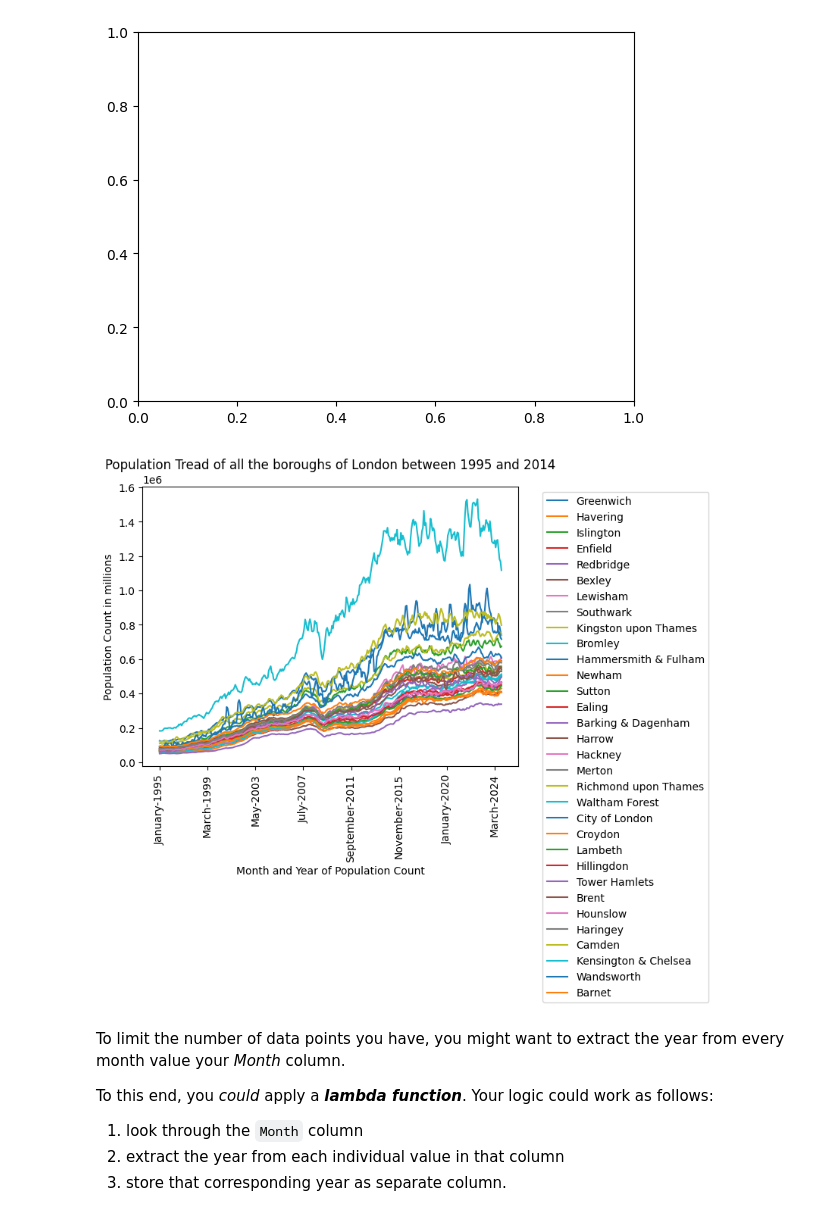
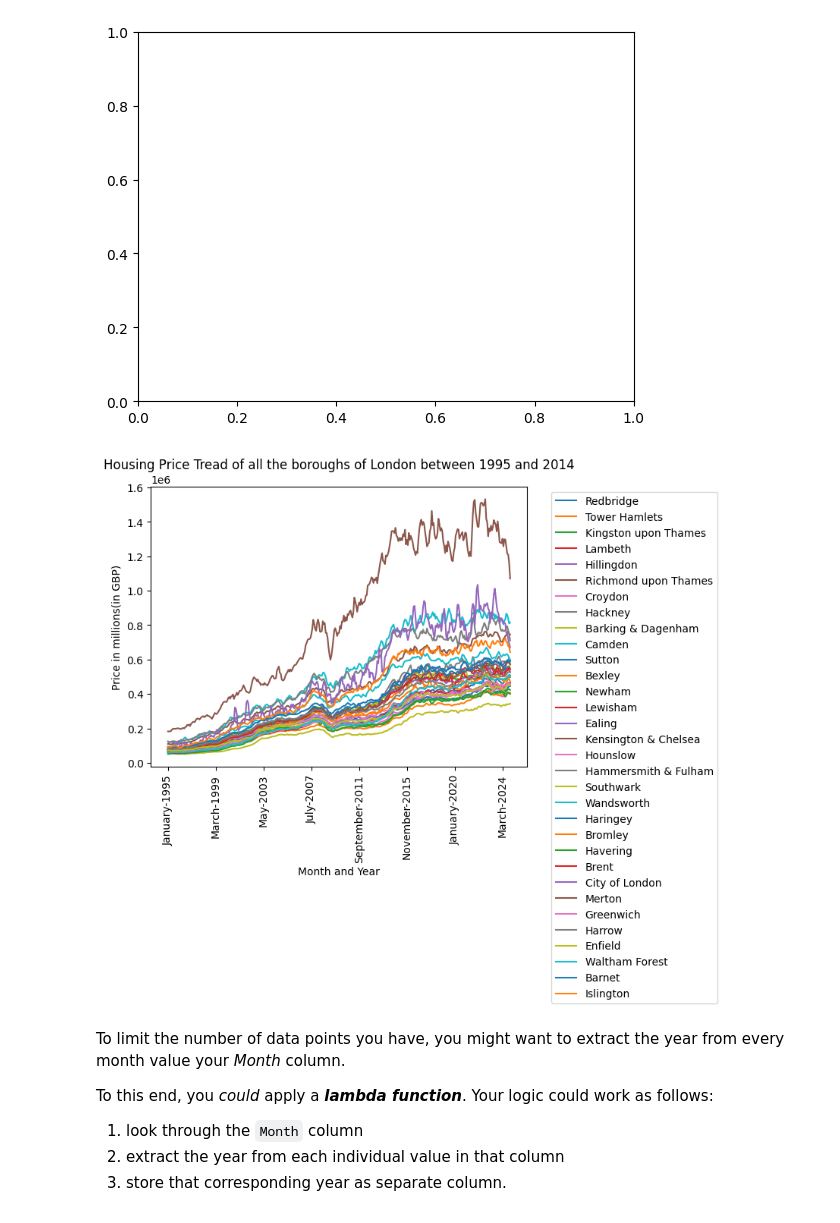
Before and after one commit to sanjaypatel16/London-Housing-Case-Study, a Jupyter notebook: Unit 4 Challenge - Tier 3.ipynb, the cells around one changed output. Cells and saved outputs as stored; diff of their text form; code cells hidden in the pictures.

```diff
--- a/Unit 4 Challenge - Tier 3.ipynb
+++ b/Unit 4 Challenge - Tier 3.ipynb
@@ -413,7 +413,7 @@ You might need to **melt** your DataFrame here.
 #Lets melt the database so the dates are verticel column to cutdown out numbers of columns.
 # since I am melting it i will assing new dataset so I can have access to previous dataset.
 
-df_2 = pd.melt(df_1, value_vars= df_1.columns, var_name= "Date" , value_name="Population",ignore_index=False)
+df_2 = pd.melt(df_1, value_vars= df_1.columns, var_name= "Date" , value_name="Price",ignore_index=False)
 
 df_2.columns.name = "London_Borough"
 df_2.head()
@@ -426,12 +426,12 @@ df_2.head()
 | Brent | 1995-01-01 | 71306.56698 |
 # %%
 # now in melted dataset lets create Year and Month columns from Date column
-# also, it will be nice if we have population numbers rounded in int type.
+# also, it will be nice if we have "price" rounded in int type.
 # and also, Date column can be properly formated from yyyy-mm-dd to month_name-year format
 
 df_2["Year"] = df_2["Date"].dt.year
 df_2["Month"] = df_2["Date"].dt.month_name()
-df_2["Population"] = df_2["Population"].apply(lambda x: int(round(x, 0)) )
+df_2["Price"] = df_2["Price"].apply(lambda x: int(round(x, 0)) )
 df_2["Date"]= df_2["Date"].dt.strftime('%B-%Y')
 df_2.head()
 # %% [output]
@@ -493,12 +493,12 @@ df_Barnet = df.loc["Barnet"]
 
 To visualize the data, why not subset on a particular London Borough? Maybe do a line plot of Month against Average Price?
 # %%
-ax = df_brent.plot(x="Date", y="Population", kind="line", rot=90) # to overlap the line graph assing axes
-df.loc["Barnet"].plot(x="Date", y="Population", kind="line", rot=90, ax=ax)
-df.loc["Bexley"].plot(x="Date", y="Population", kind="line", rot=90, ax=ax)
+ax = df_brent.plot(x="Date", y="Price", kind="line", rot=90) # to overlap the line graph assing axes
+df.loc["Barnet"].plot(x="Date", y="Price", kind="line", rot=90, ax=ax)
+df.loc["Bexley"].plot(x="Date", y="Price", kind="line", rot=90, ax=ax)
 plt.legend(['Brent', 'Barnet', "Bexley"])  # rename the color legends
-plt.xlabel('Month and Year of Population Count')
-plt.ylabel('Population Count')
-plt.title('Population Tread of 3 boroughs of London between 1995 and 2014')
+plt.xlabel('Month and Year')
+plt.ylabel('Average Housing Price')
+plt.title('Housing Price Tread of 3 boroughs of London between 1995 and 2014')
 plt.show()
 # %% [output]
@@ -511,20 +511,20 @@ plt.cla()
 # %%
 # is it possible to create the line graph for all the boroughs using for loop
 legend = []
 for borough in set(df.index):
     if len(legend) == 0:
-        ax = df.loc[borough].plot(x="Date", y="Population", kind="line", rot=90)
+        ax = df.loc[borough].plot(x="Date", y="Price", kind="line", rot=90)
     else:
-        df.loc[borough].plot(x="Date", y="Population", kind="line", rot=90, ax=ax)
+        df.loc[borough].plot(x="Date", y="Price", kind="line", rot=90, ax=ax)
     legend.append(borough)
 
 plt.legend(legend, bbox_to_anchor=(1.05, 1), loc='upper left') # assing legends and move the box outside the graph
-plt.xlabel('Month and Year of Population Count')
-plt.ylabel('Population Count in millions')
-plt.title('Population Tread of all the boroughs of London between 1995 and 2014')
+plt.xlabel('Month and Year')
+plt.ylabel('Price in millions(in GBP)')
+plt.title('Housing Price Tread of all the boroughs of London between 1995 and 2014')
 plt.show()
 # %% [output]
-[figure, old version]
+[figure, new version]
 # %% [markdown]
 To limit the number of data points you have, you might want to extract the year from every month value your *Month* column.
 
```
Also changed, not shown: parts of 27 cells of this notebook.
